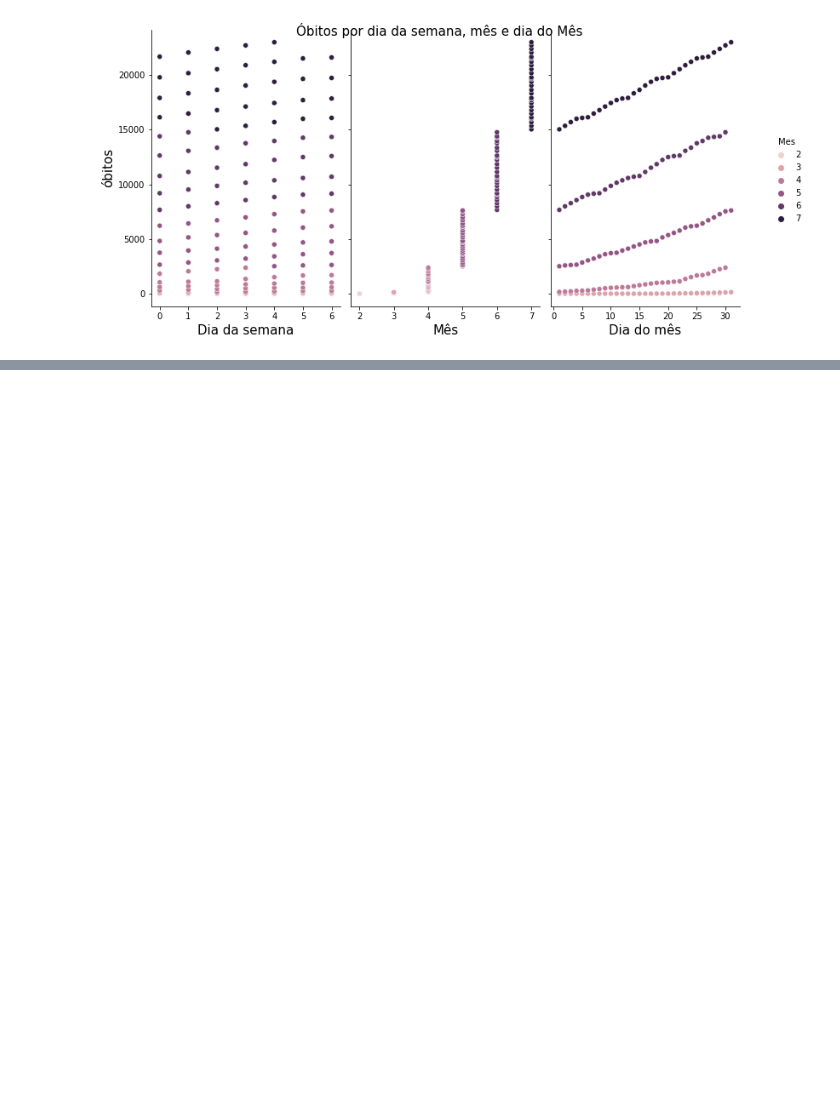
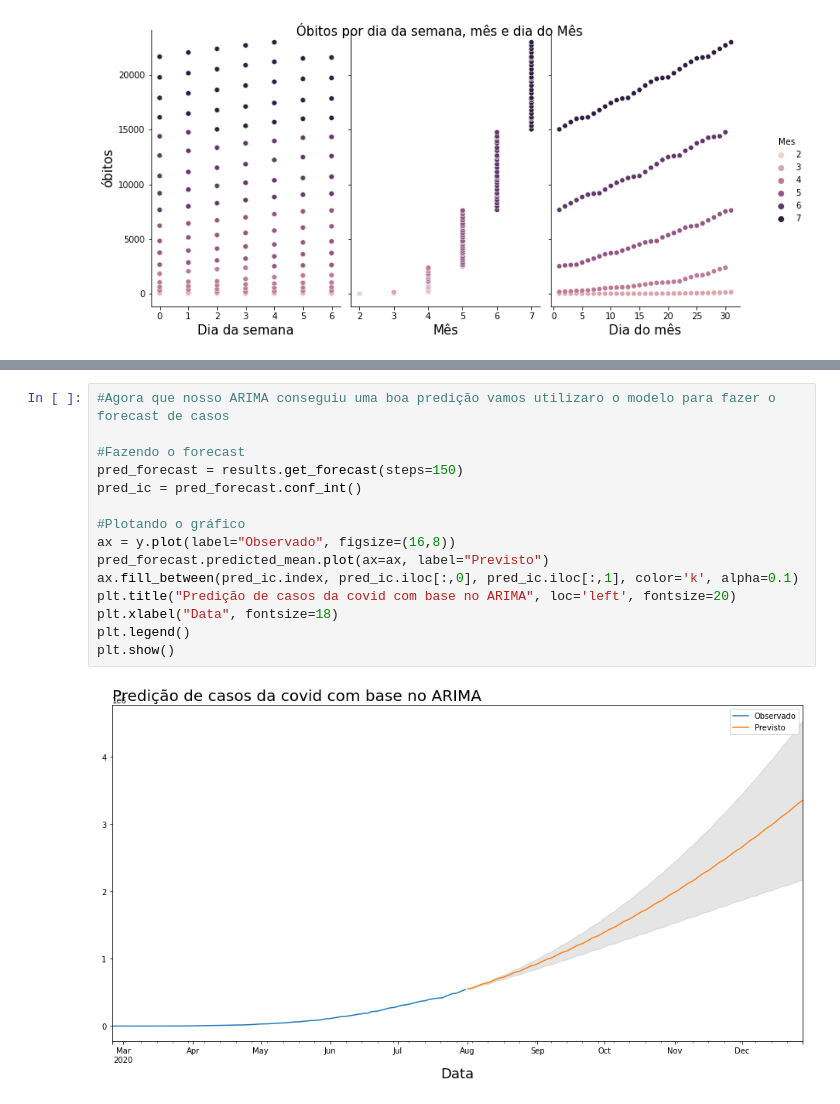
Before and after one commit to Pedro-Dellazzari/covid_19-time-series, a Jupyter notebook: main.ipynb, the cells around one changed output, grey strips where cells are left out. Drawn from its saved outputs; the diff is of its cells as text; blank space fills up the shorter version.

```diff
--- a/main.ipynb
+++ b/main.ipynb
@@ -375,0 +623,17 @@ plt.show()
+# %%
+#Agora que nosso ARIMA conseguiu uma boa predição vamos utilizaro o modelo para fazer o forecast de casos
+
+#Fazendo o forecast
+pred_forecast = results.get_forecast(steps=150)
+pred_ic = pred_forecast.conf_int()
+
+#Plotando o gráfico
+ax = y.plot(label="Observado", figsize=(16,8))
+pred_forecast.predicted_mean.plot(ax=ax, label="Previsto")
+ax.fill_between(pred_ic.index, pred_ic.iloc[:,0], pred_ic.iloc[:,1], color='k', alpha=0.1)
+plt.title("Predição de casos da covid com base no ARIMA", loc='left', fontsize=20)
+plt.xlabel("Data", fontsize=18)
+plt.legend()
+plt.show()
+# %% [output]
+[figure, added]
```
Also changed, not shown: parts of 28 cells of this notebook.
